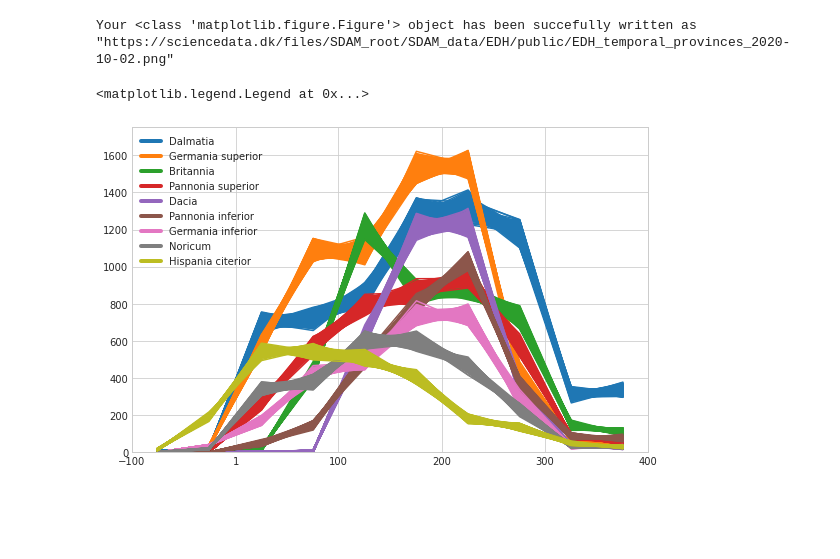
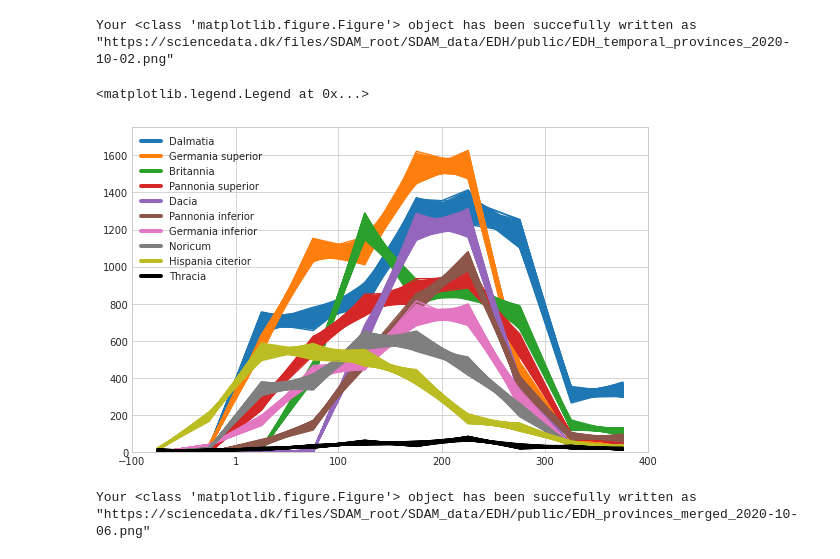
Before and after one commit to sdam-au/EDH_exploration, a Jupyter notebook: scripts/Py_EDH_TEMPORAL_EXPLORATION.ipynb, the cells around one changed output. Cells and saved outputs as stored; diff of their text form; code cells hidden in the pictures; blank space fills up the shorter version.

Commit message:
new combined plot

```diff
--- a/scripts/Py_EDH_TEMPORAL_EXPLORATION.ipynb
+++ b/scripts/Py_EDH_TEMPORAL_EXPLORATION.ipynb
@@ -630,21 +650,30 @@ tab_colors_list = list(mcolors.TABLEAU_COLORS.keys())
 # %%
 fig, ax = plt.subplots(1, 1, figsize=(8, 5), tight_layout=True)
 
 n_of_provinces = 9
 
 markers = []
 for province, color in zip(provinces_counts[:n_of_provinces], tab_colors_list[:n_of_provinces]):
-    province_df = EDH_dated[EDH_dated["province_label_clean"].str.contains(province[0])]
+    province_df = EDH_dated[EDH_dated["province_label_clean"]==province[0]]
     province_sim = timeblocks_from_randoms(province_df,  "random_dates", [-100, 400, 50])
     layer = plot_timeblocks_data(province_sim, ax=ax, color=color)
     markers.append(mlines.Line2D([], [], linewidth=4, label=province[0], color=color))
+
+province_df = EDH_dated[EDH_dated["province_label_clean"]=="Thracia"]
+province_sim = timeblocks_from_randoms(province_df,  "random_dates", [-100, 400, 50])
+layer = plot_timeblocks_data(province_sim, ax=ax, color="black")
+markers.append(mlines.Line2D([], [], linewidth=4, label="Thracia", color="black"))
 
 ax.set_xlim(-100, 400)
 ax.set_xticks([-100, 1, 100, 200, 300, 400])
 ax.set_ylim(0, 1750)
 
 ax.legend(handles=markers)
 #plt.legend(tab_colors_list[:5], [province[0] for province in provinces_counts[:5]])
 # %% [output]
 <matplotlib.legend.Legend at 0x...>
-[figure, old version]
+[figure, new version]
+# %%
+sddk.write_file("SDAM_data/EDH/public/EDH_provinces_merged_2020-10-06.png", fig, conf)
+# %% [output]
+Your <class 'matplotlib.figure.Figure'> object has been succefully written as "https://sciencedata.dk/files/SDAM_root/SDAM_data/EDH/public/EDH_provinces_merged_2020-10-06.png"
```
Also changed, not shown: parts of 1 cell of this notebook.
